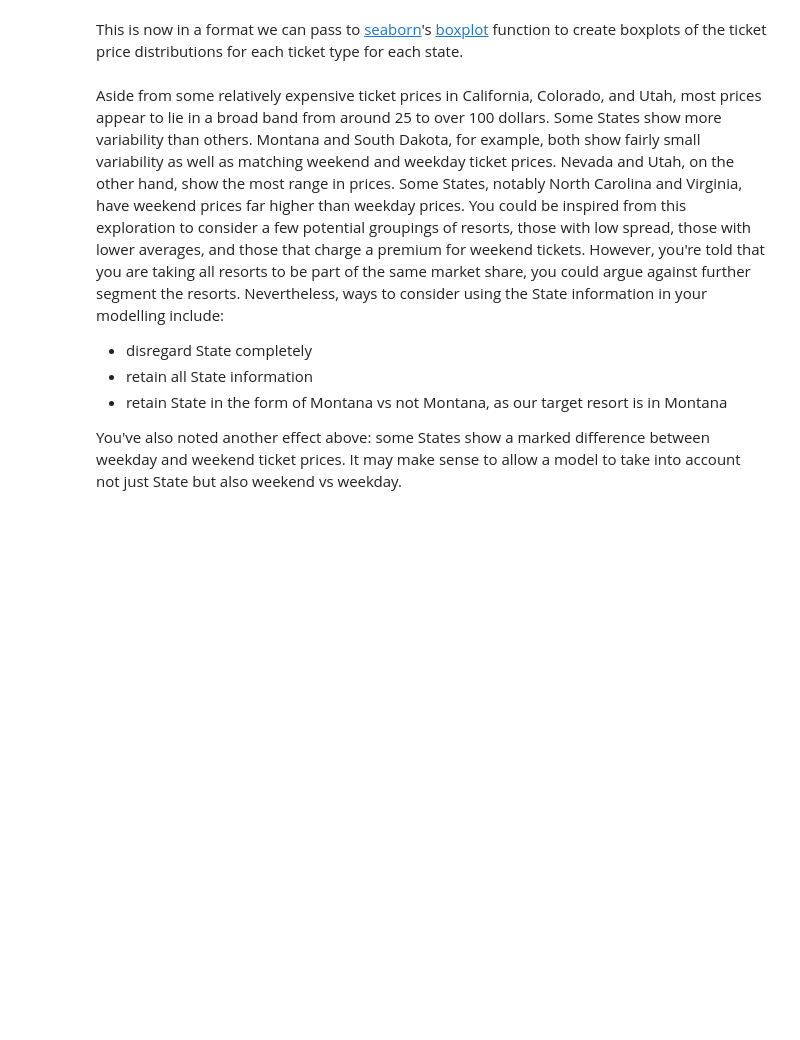
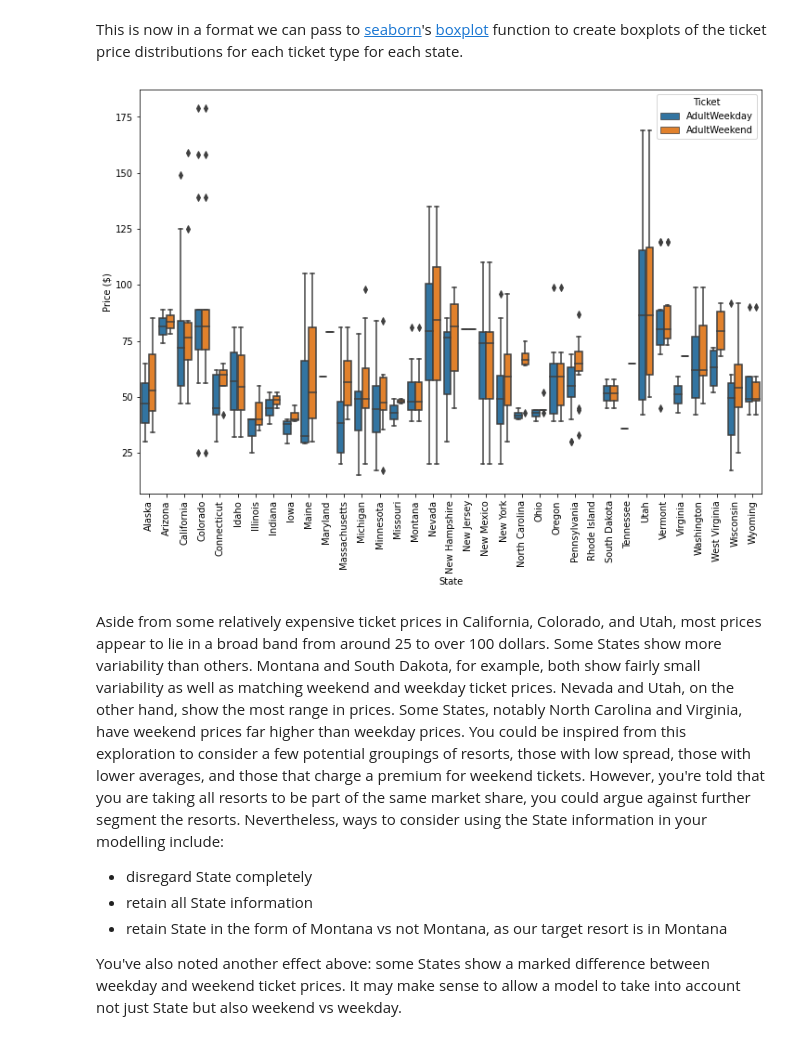
Before and after one commit to Hillary577/DataScienceGuidedCapstone, a Jupyter notebook: Notebooks/HL_02_data_wrangling.ipynb, the cells around one changed output. Cells and saved outputs as stored; diff of their text form; code cells hidden in the pictures; blank space fills up the shorter version.

```diff
--- a/Notebooks/HL_02_data_wrangling.ipynb
+++ b/Notebooks/HL_02_data_wrangling.ipynb
@@ -366,10 +417,10 @@ Next, you can transform the data into a single column for price with a new categ
 #gather the ticket prices from the 'Adultweekday' and 'AdultWeekend' columns using the `value_vars` argument,
 #call the resultant price column 'Price' via the `value_name` argument,
 #name the weekday/weekend indicator column 'Ticket' via the `var_name` argument
-ticket_prices = pd.melt(ski_data[[___, ___, ___]],
-                        id_vars=___,
-                        var_name=___,
-                        value_vars=[___, ___],
-                        value_name=___)
+ticket_prices = pd.melt(ski_data[['state', 'AdultWeekday', 'AdultWeekend']],
+                        id_vars='state',
+                        var_name='Ticket',
+                        value_vars=['AdultWeekday', 'AdultWeekend'],
+                        value_name='Price')
 # %%
 ticket_prices.head()
@@ -378,13 +436,15 @@ This is now in a format we can pass to [seaborn](https://seaborn.pydata.org/)'s
 # %%
 #Code task 16#
 #Create a seaborn boxplot of the ticket price dataframe we created above,
 #with 'state' on the x-axis, 'Price' as the y-value, and a hue that indicates 'Ticket'
 #This will use boxplot's x, y, hue, and data arguments.
 plt.subplots(figsize=(12, 8))
-sns.boxplot(x=___, y=___, hue=___, data=ticket_prices)
+sns.boxplot(x='state', y='Price', hue='Ticket', data=ticket_prices)
 plt.xticks(rotation='vertical')
 plt.ylabel('Price ($)')
 plt.xlabel('State');
+# %% [output]
+[figure, added]
 # %% [markdown]
 Aside from some relatively expensive ticket prices in California, Colorado, and Utah, most prices appear to lie in a broad band from around 25 to over 100 dollars. Some States show more variability than others. Montana and South Dakota, for example, both show fairly small variability as well as matching weekend and weekday ticket prices. Nevada and Utah, on the other hand, show the most range in prices. Some States, notably North Carolina and Virginia, have weekend prices far higher than weekday prices. You could be inspired from this exploration to consider a few potential groupings of resorts, those with low spread, those with lower averages, and those that charge a premium for weekend tickets. However, you're told that you are taking all resorts to be part of the same market share, you  could argue against further segment the resorts. Nevertheless, ways to consider using the State information in your modelling include:
 
```
Also changed, not shown: parts of 11 cells of this notebook.
